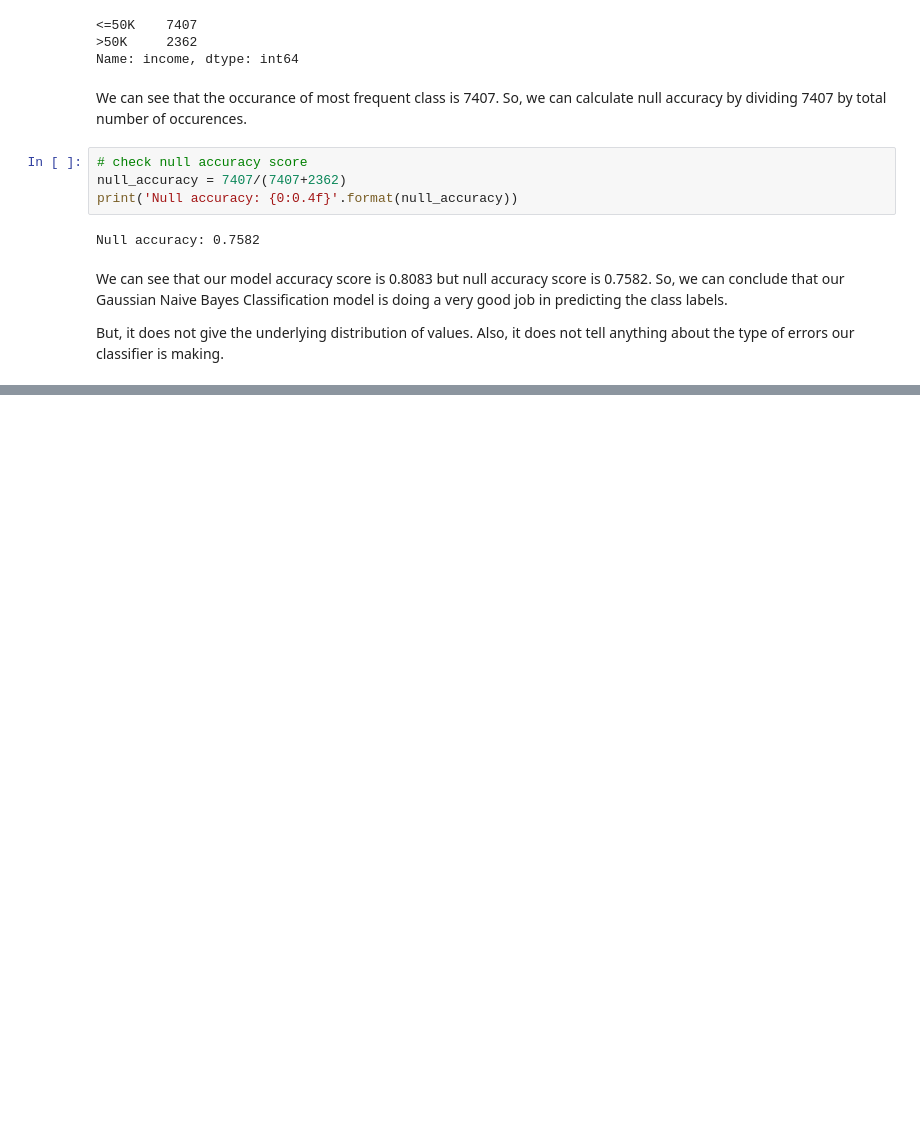
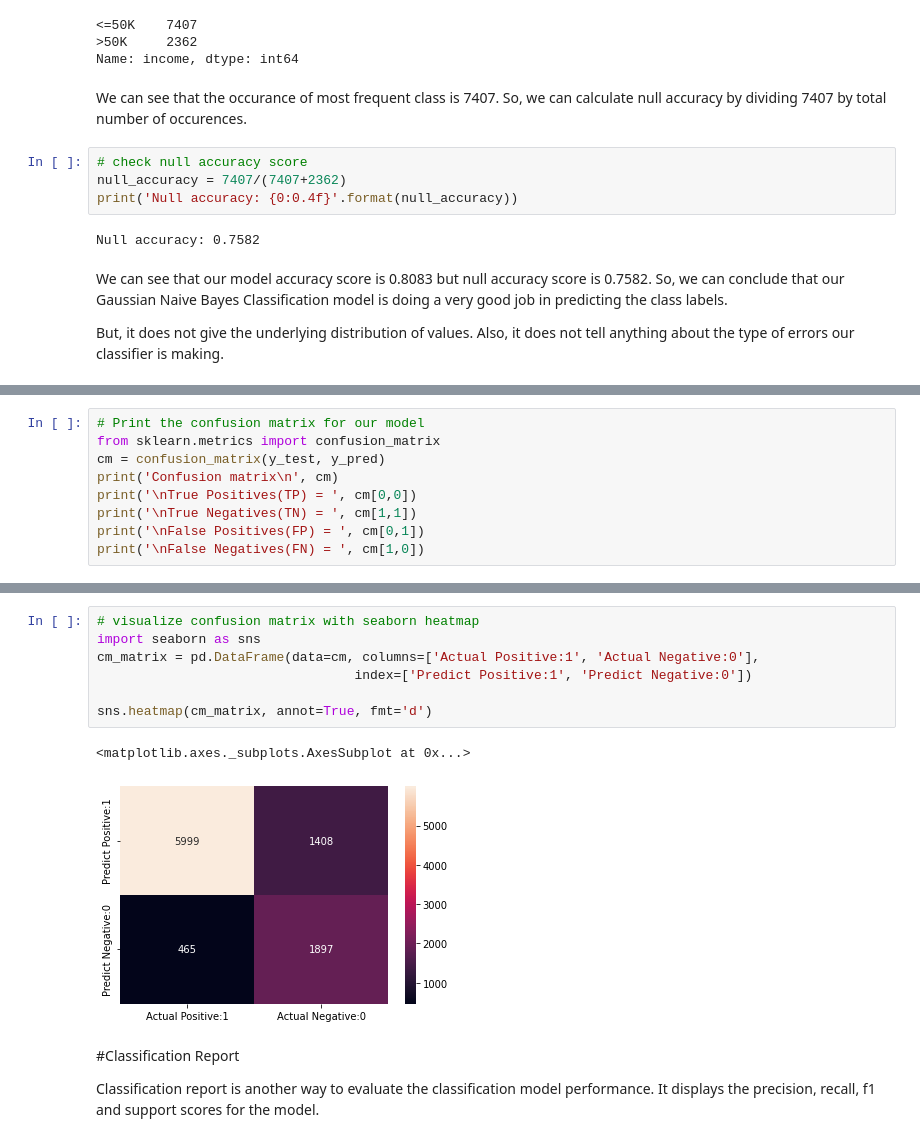
Before and after one commit to DiwakarBasnet/Machine-Learning, a Jupyter notebook: Naive_Bayes.ipynb, the cells around one changed output, grey strips where cells are left out. Drawn from its saved outputs; the diff is of its cells as text; blank space fills up the shorter version.

```diff
--- a/Naive_Bayes.ipynb
+++ b/Naive_Bayes.ipynb
@@ -450,0 +465,9 @@ But, it does not give the underlying distribution of values. Also, it does not t
+# %%
+# Print the confusion matrix for our model
+from sklearn.metrics import confusion_matrix
+cm = confusion_matrix(y_test, y_pred)
+print('Confusion matrix\n', cm)
+print('\nTrue Positives(TP) = ', cm[0,0])
+print('\nTrue Negatives(TN) = ', cm[1,1])
+print('\nFalse Positives(FP) = ', cm[0,1])
+print('\nFalse Negatives(FN) = ', cm[1,0])
@@ -450,0 +486,14 @@ But, it does not give the underlying distribution of values. Also, it does not t
+# %%
+# visualize confusion matrix with seaborn heatmap
+import seaborn as sns
+cm_matrix = pd.DataFrame(data=cm, columns=['Actual Positive:1', 'Actual Negative:0'],
+                                 index=['Predict Positive:1', 'Predict Negative:0'])
+
+sns.heatmap(cm_matrix, annot=True, fmt='d')
+# %% [output]
+<matplotlib.axes._subplots.AxesSubplot at 0x...>
+[figure, added]
+# %% [markdown]
+#Classification Report
+
+Classification report is another way to evaluate the classification model performance. It displays the precision, recall, f1 and support scores for the model.
```
Also changed, not shown: parts of 11 cells of this notebook.
